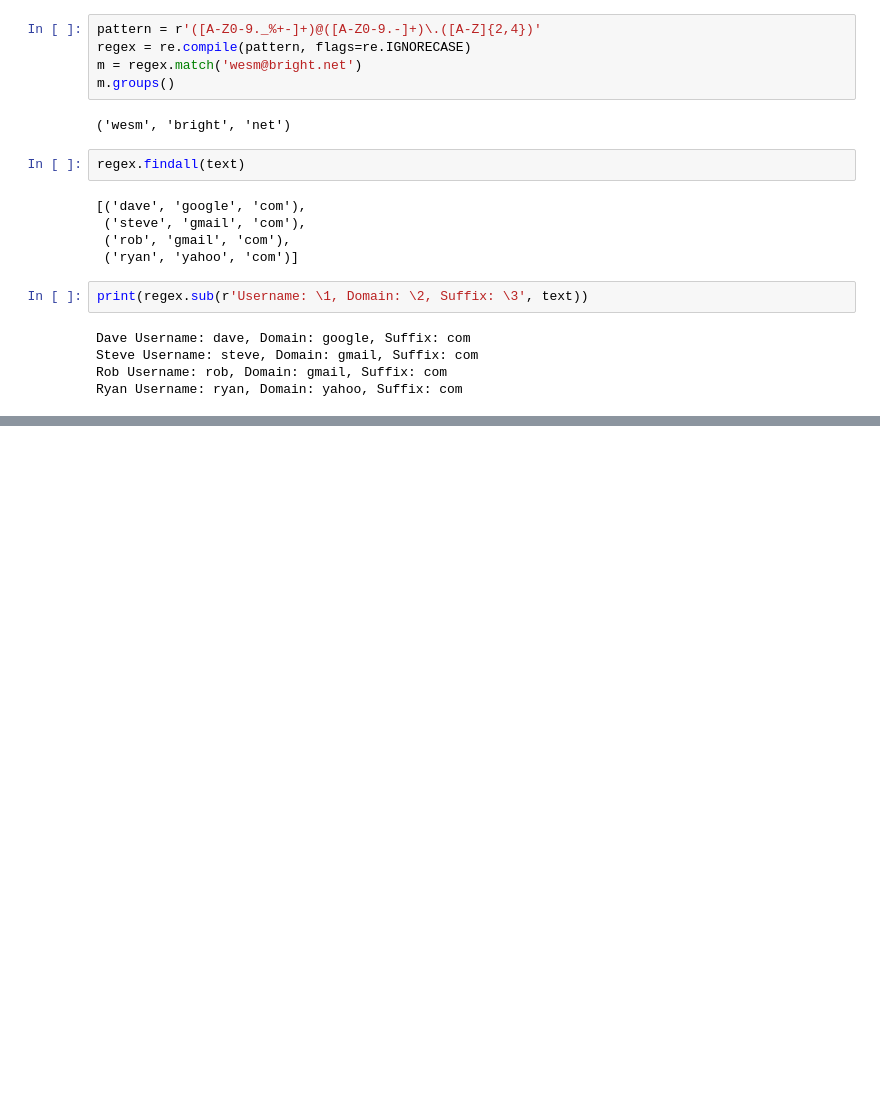
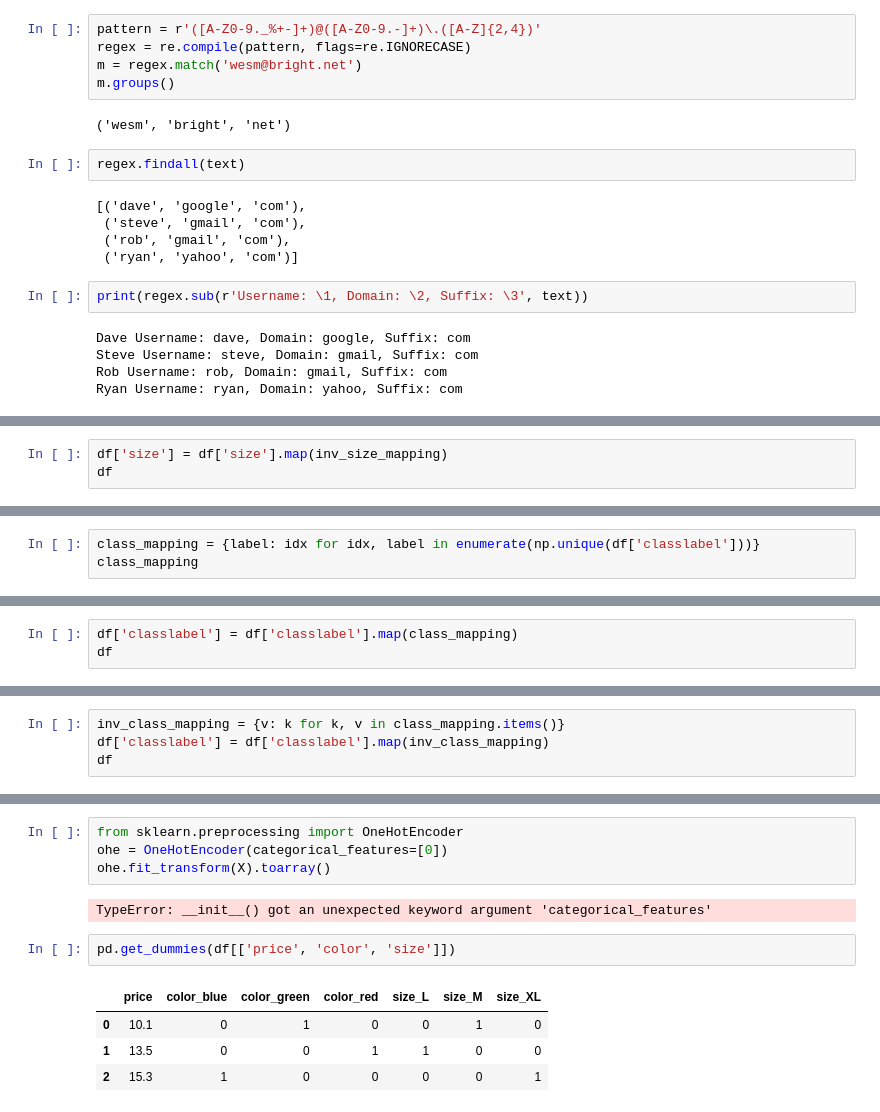
Before and after one commit to joachimkrasmussen/ISDS, a Jupyter notebook: session_4/additional_stuff_from_syllabus.ipynb, the cells around one changed output, grey strips where cells are left out. Cells and saved outputs as stored; diff of their text form; blank space fills up the shorter version.

```diff
--- a/session_4/additional_stuff_from_syllabus.ipynb
+++ b/session_4/additional_stuff_from_syllabus.ipynb
@@ -876,0 +1551,3 @@ Ryan Username: ryan, Domain: yahoo, Suffix: com
+# %%
+df['size'] = df['size'].map(inv_size_mapping)
+df
@@ -876,0 +1559,3 @@ Ryan Username: ryan, Domain: yahoo, Suffix: com
+# %%
+class_mapping = {label: idx for idx, label in enumerate(np.unique(df['classlabel']))}
+class_mapping
@@ -876,0 +1564,3 @@ Ryan Username: ryan, Domain: yahoo, Suffix: com
+# %%
+df['classlabel'] = df['classlabel'].map(class_mapping)
+df
@@ -876,0 +1572,4 @@ Ryan Username: ryan, Domain: yahoo, Suffix: com
+# %%
+inv_class_mapping = {v: k for k, v in class_mapping.items()}
+df['classlabel'] = df['classlabel'].map(inv_class_mapping)
+df
@@ -876,0 +1601,13 @@ Ryan Username: ryan, Domain: yahoo, Suffix: com
+# %%
+from sklearn.preprocessing import OneHotEncoder
+ohe = OneHotEncoder(categorical_features=[0])
+ohe.fit_transform(X).toarray()
+# %% [output]
+TypeError: __init__() got an unexpected keyword argument 'categorical_features'
+# %%
+pd.get_dummies(df[['price', 'color', 'size']])
+# %% [output]
+|  | price | color_blue | color_green | color_red | size_L | size_M | size_XL |
+| 0 | 10.1 | 0 | 1 | 0 | 0 | 1 | 0 |
+| 1 | 13.5 | 0 | 0 | 1 | 1 | 0 | 0 |
+| 2 | 15.3 | 1 | 0 | 0 | 0 | 0 | 1 |
```
Also changed, not shown: parts of 100 cells of this notebook.
